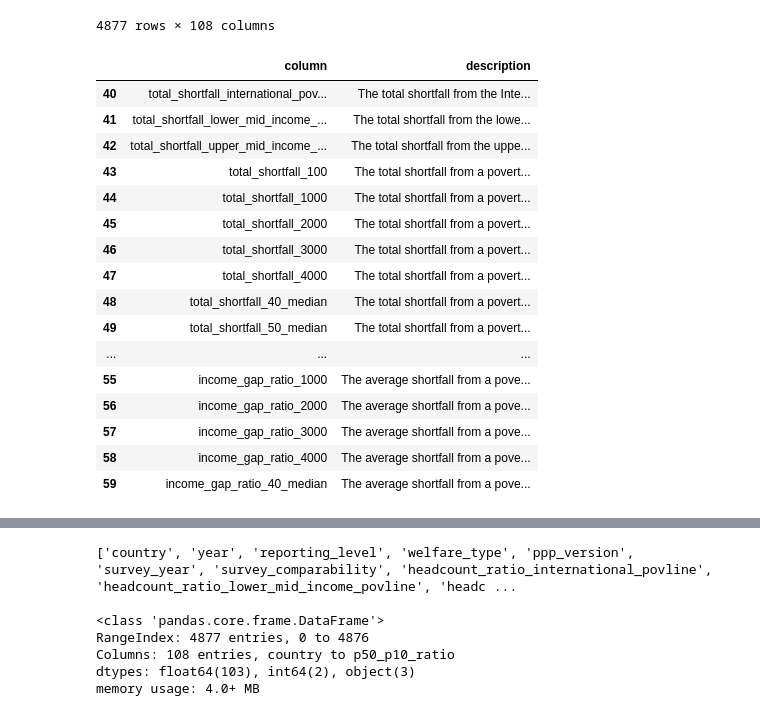
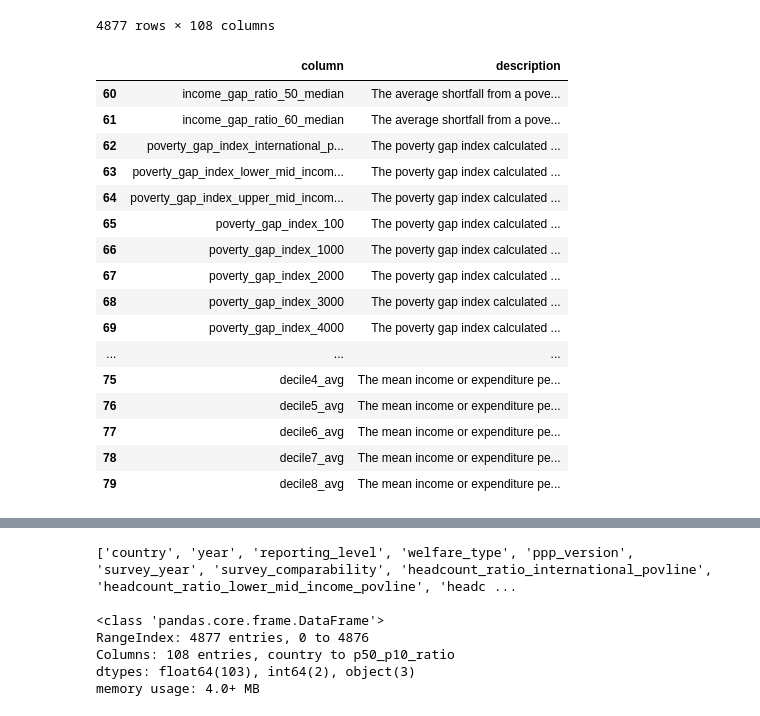
Before and after one commit to danielsmith-cloud/DSRP_inequality, a Jupyter notebook: DSRP_pip_2.ipynb, the cells around one changed output, grey strips where cells are left out. Cells and saved outputs as stored; diff of their text form; code cells hidden in the pictures.

```diff
--- a/DSRP_pip_2.ipynb
+++ b/DSRP_pip_2.ipynb
@@ -68,25 +68,25 @@ pip_df
 | 4876 | Zimbabwe | 2019 | national | consumption | 2017 | 2019.0 | 0.0 | ... |
 4877 rows × 108 columns
 # %%
-pip_codebook.iloc[40:60]
+pip_codebook.iloc[60:80]
 # %% [output]
 |  | column | description |
-| 40 | total_shortfall_international_pov... | The total shortfall from the Inte... |
-| 41 | total_shortfall_lower_mid_income_... | The total shortfall from the lowe... |
-| 42 | total_shortfall_upper_mid_income_... | The total shortfall from the uppe... |
-| 43 | total_shortfall_100 | The total shortfall from a povert... |
-| 44 | total_shortfall_1000 | The total shortfall from a povert... |
-| 45 | total_shortfall_2000 | The total shortfall from a povert... |
-| 46 | total_shortfall_3000 | The total shortfall from a povert... |
-| 47 | total_shortfall_4000 | The total shortfall from a povert... |
-| 48 | total_shortfall_40_median | The total shortfall from a povert... |
-| 49 | total_shortfall_50_median | The total shortfall from a povert... |
+| 60 | income_gap_ratio_50_median | The average shortfall from a pove... |
+| 61 | income_gap_ratio_60_median | The average shortfall from a pove... |
+| 62 | poverty_gap_index_international_p... | The poverty gap index calculated ... |
+| 63 | poverty_gap_index_lower_mid_incom... | The poverty gap index calculated ... |
+| 64 | poverty_gap_index_upper_mid_incom... | The poverty gap index calculated ... |
+| 65 | poverty_gap_index_100 | The poverty gap index calculated ... |
+| 66 | poverty_gap_index_1000 | The poverty gap index calculated ... |
+| 67 | poverty_gap_index_2000 | The poverty gap index calculated ... |
+| 68 | poverty_gap_index_3000 | The poverty gap index calculated ... |
+| 69 | poverty_gap_index_4000 | The poverty gap index calculated ... |
 | ... | ... | ... |
-| 55 | income_gap_ratio_1000 | The average shortfall from a pove... |
-| 56 | income_gap_ratio_2000 | The average shortfall from a pove... |
-| 57 | income_gap_ratio_3000 | The average shortfall from a pove... |
-| 58 | income_gap_ratio_4000 | The average shortfall from a pove... |
-| 59 | income_gap_ratio_40_median | The average shortfall from a pove... |
+| 75 | decile4_avg | The mean income or expenditure pe... |
+| 76 | decile5_avg | The mean income or expenditure pe... |
+| 77 | decile6_avg | The mean income or expenditure pe... |
+| 78 | decile7_avg | The mean income or expenditure pe... |
+| 79 | decile8_avg | The mean income or expenditure pe... |
 # %%
 pip_df.describe()
 # %% [output]
```
Also changed, not shown: parts of 11 cells of this notebook.
